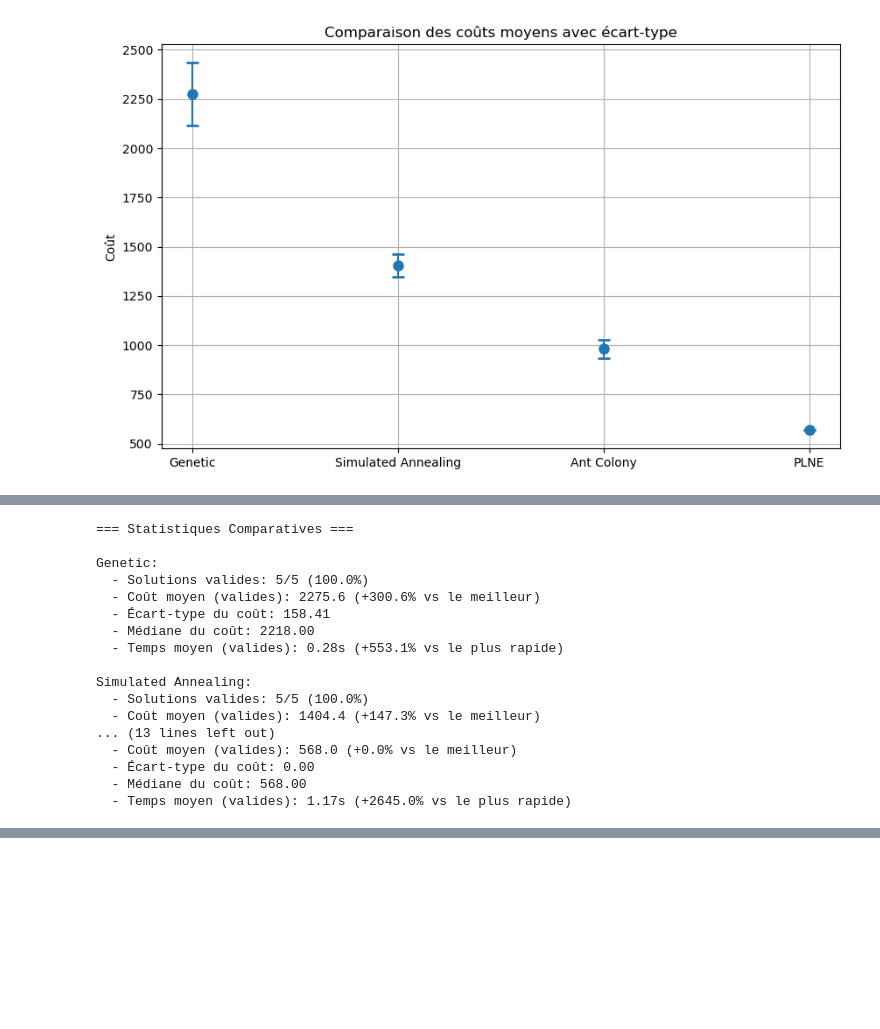
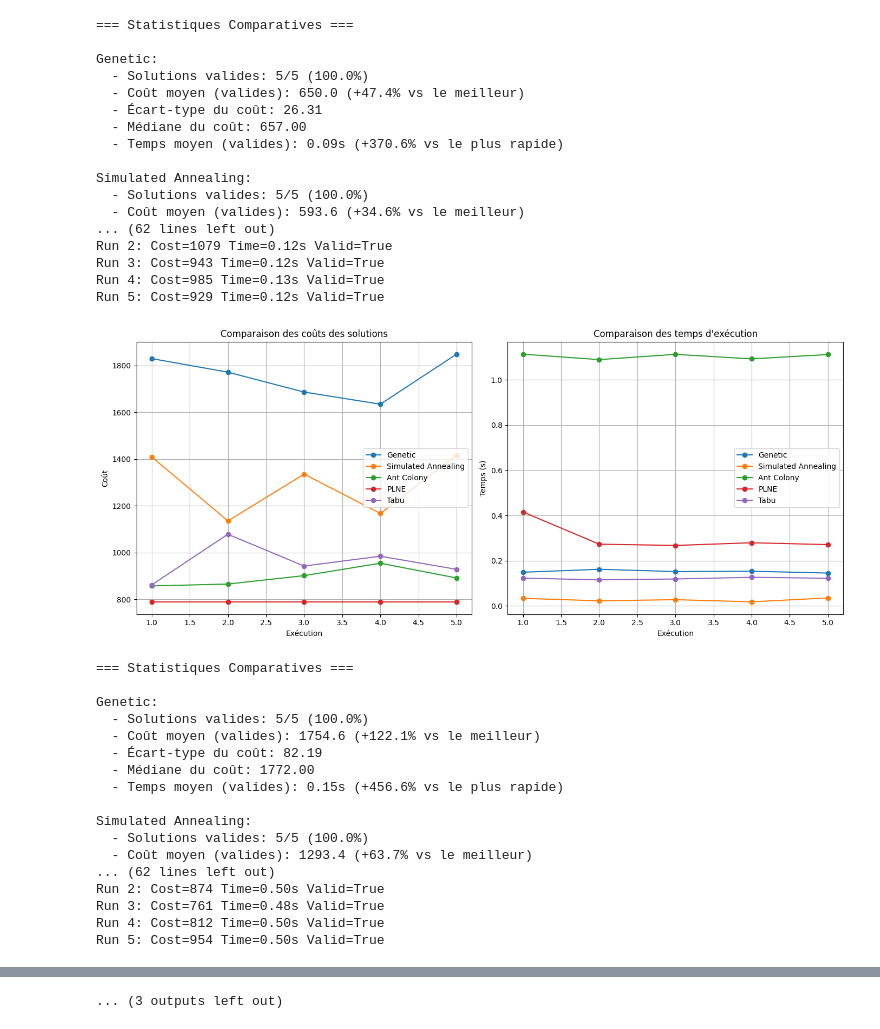
Before and after one commit to AlbanCLV/Recherche-Operationnelle, a Jupyter notebook: Statistiques/Notebook_comparaison_heuristiques_PLNE.ipynb, the cells around one changed output, grey strips where cells are left out. Cells and saved outputs as stored; diff of their text form; code cells hidden in the pictures; blank space fills up the shorter version.

```diff
--- a/Statistiques/Notebook_comparaison_heuristiques_PLNE.ipynb
+++ b/Statistiques/Notebook_comparaison_heuristiques_PLNE.ipynb
@@ -459,16 +459,26 @@ def compare_algorithms(matrix: np.ndarray, collecte: List[int], start_node: int,
 
 if __name__ == "__main__":
     try:
-        file_path = r"../data/matrice_routes_ordre_30.csv"  # À adapter
-        print(f"Chargement du fichier {file_path}...")
-        matrix, collecte = load_adjacency_matrix_and_collecte(file_path)
+        liste = ["../data/matrice_routes_ordre_10.csv",
+                 "../data/matrice_routes_ordre_20.csv",
+                 "../data/matrice_routes_ordre_30.csv",
+                 "../data/matrice_routes_ordre_40_Difficile.csv",
+                 "../data/matrice_routes_ordre_50.csv",
+                 "../data/matrice_routes_ordre_75.csv",
+                 "../data/matrice_routes_ordre_100.csv",
+                 "../data/matrice_routes_ordre_generation_aleatoire.csv"
+                 ]
+        for i in range(len(liste)):
+            file_path = liste[i]  # À adapter
+            print(f"Chargement du fichier {file_path}...")
+            matrix, collecte = load_adjacency_matrix_and_collecte(file_path)
 
-        print("\nParamètres du problème:")
-        print(f"- Nombre de villes: {len(matrix)}")
-        print(f"- Points de collecte: {collecte}")
+            print("\nParamètres du problème:")
+            print(f"- Nombre de villes: {len(matrix)}")
+            print(f"- Points de collecte: {collecte}")
 
-        print("\nLancement de la comparaison...")
-        comparison_results = compare_algorithms(matrix, collecte, start_node=1, runs=5)
+            print("\nLancement de la comparaison...")
+            comparison_results = compare_algorithms(matrix, collecte, start_node=1, runs=5)
 
     except Exception as e:
         print(f"Erreur: {str(e)}")
@@ -494 +504,35 @@ Run 5: Cost=568.0 Time=1.21s Valid=True
+=== Statistiques Comparatives ===
+
+Genetic:
+  - Solutions valides: 5/5 (100.0%)
+  - Coût moyen (valides): 650.0 (+47.4% vs le meilleur)
+  - Écart-type du coût: 26.31
+  - Médiane du coût: 657.00
+  - Temps moyen (valides): 0.09s (+370.6% vs le plus rapide)
+
+Simulated Annealing:
+  - Solutions valides: 5/5 (100.0%)
+  - Coût moyen (valides): 593.6 (+34.6% vs le meilleur)
+... (62 lines left out)
+Run 2: Cost=1079 Time=0.12s Valid=True
+Run 3: Cost=943 Time=0.12s Valid=True
+Run 4: Cost=985 Time=0.13s Valid=True
+Run 5: Cost=929 Time=0.12s Valid=True
-[figure, old version]
+[figure, new version]
+=== Statistiques Comparatives ===
+
+Genetic:
+  - Solutions valides: 5/5 (100.0%)
+  - Coût moyen (valides): 1754.6 (+122.1% vs le meilleur)
+  - Écart-type du coût: 82.19
+  - Médiane du coût: 1772.00
+  - Temps moyen (valides): 0.15s (+456.6% vs le plus rapide)
+
+Simulated Annealing:
+  - Solutions valides: 5/5 (100.0%)
+  - Coût moyen (valides): 1293.4 (+63.7% vs le meilleur)
+... (62 lines left out)
+Run 2: Cost=874 Time=0.50s Valid=True
+Run 3: Cost=761 Time=0.48s Valid=True
+Run 4: Cost=812 Time=0.50s Valid=True
+Run 5: Cost=954 Time=0.50s Valid=True
@@ -496,17 +539,0 @@ Run 5: Cost=568.0 Time=1.21s Valid=True
-=== Statistiques Comparatives ===
-
-Genetic:
-  - Solutions valides: 5/5 (100.0%)
-  - Coût moyen (valides): 2275.6 (+300.6% vs le meilleur)
-  - Écart-type du coût: 158.41
-  - Médiane du coût: 2218.00
-  - Temps moyen (valides): 0.28s (+553.1% vs le plus rapide)
-
-Simulated Annealing:
-  - Solutions valides: 5/5 (100.0%)
-  - Coût moyen (valides): 1404.4 (+147.3% vs le meilleur)
-... (13 lines left out)
-  - Coût moyen (valides): 568.0 (+0.0% vs le meilleur)
-  - Écart-type du coût: 0.00
-  - Médiane du coût: 568.00
-  - Temps moyen (valides): 1.17s (+2645.0% vs le plus rapide)
@@ -512,0 +594 @@ Simulated Annealing:
+... (3 outputs left out)
```
Also changed, not shown: parts of 1 cell of this notebook, 7 other files.
